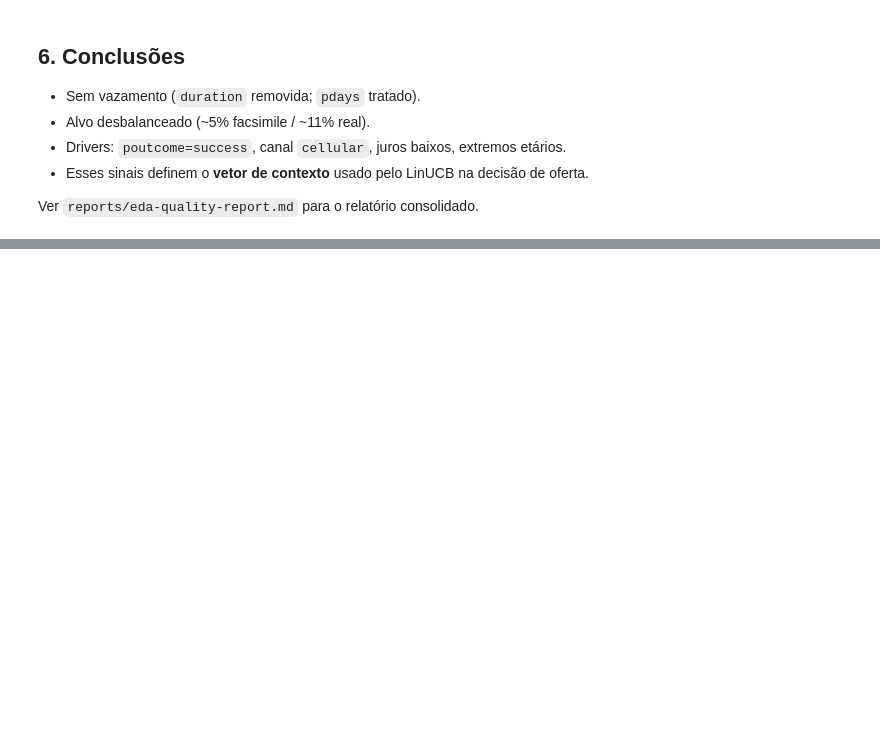
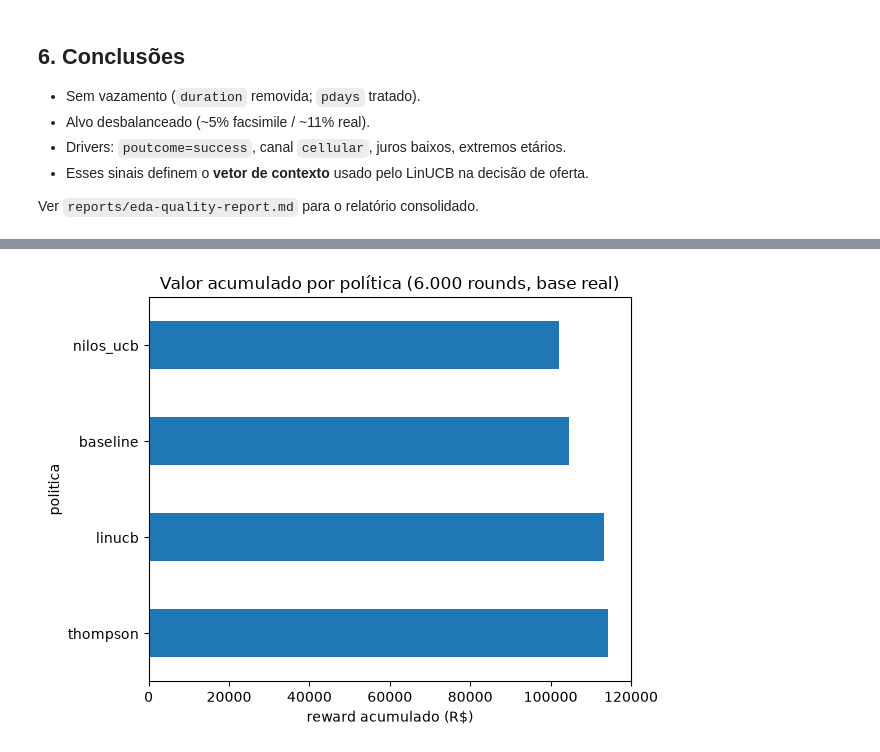
Before and after one commit to dionebraga/datathon-7mlet-grupo-74, a Jupyter notebook: notebooks/01_eda.ipynb, the cells around one changed output, grey strips where cells are left out. Drawn from its saved outputs; the diff is of its cells as text; code cells hidden in the pictures; blank space fills up the shorter version.

```diff
--- a/notebooks/01_eda.ipynb
+++ b/notebooks/01_eda.ipynb
@@ -95,0 +106,16 @@ Ver `reports/eda-quality-report.md` para o relatório consolidado.
+# %%
+from adaptive_offers.bootstrap import ensure_bundle, ensure_data
+from adaptive_offers.evaluation import metrics_matrix
+
+proc = ensure_data(seed=123)
+bundle = ensure_bundle(proc, seed=123)
+
+# Simula cada política sobre os mesmos 6.000 contatos reais.
+matriz = metrics_matrix(proc, bundle, horizon=6000)
+
+import pandas as pd
+comp = pd.DataFrame(matriz)[
+    ["policy", "cumulative_reward", "conversion_rate", "regret_ratio", "lift_vs_baseline_pct"]
+]
+comp.columns = ["politica", "reward_acumulado", "conversao", "regret_ratio", "lift_vs_baseline_%"]
+comp.sort_values("reward_acumulado", ascending=False, ignore_index=True)
@@ -95,0 +144,7 @@ Ver `reports/eda-quality-report.md` para o relatório consolidado.
+# %%
+ax = comp.set_index("politica")[["reward_acumulado"]].plot(kind="barh", legend=False)
+ax.set_title("Valor acumulado por política (6.000 rounds, base real)")
+ax.set_xlabel("reward acumulado (R$)")
+plt.tight_layout(); plt.show()
+# %% [output]
+[figure, added]
```
Also changed, not shown: parts of 7 cells of this notebook, 1 other file.
